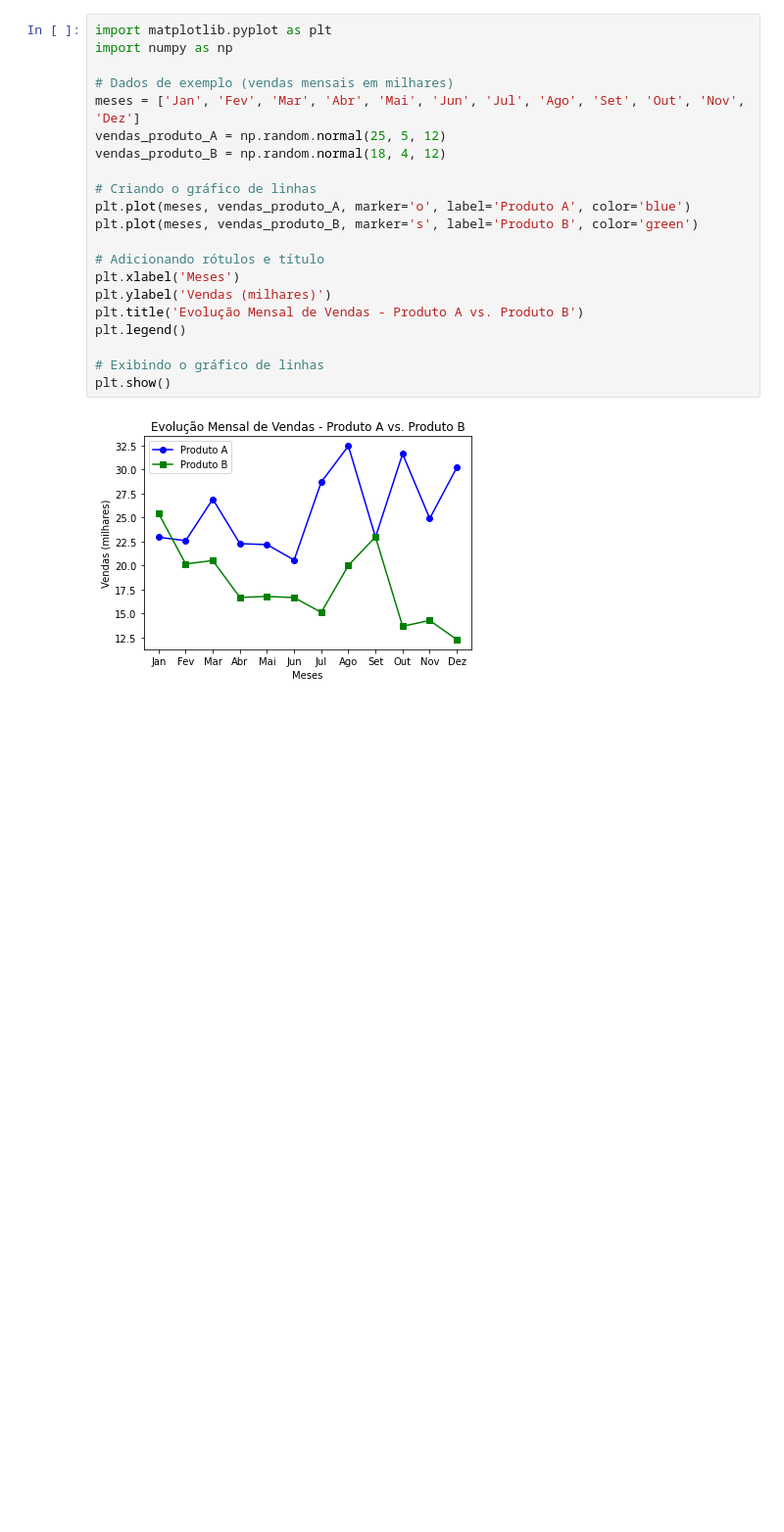
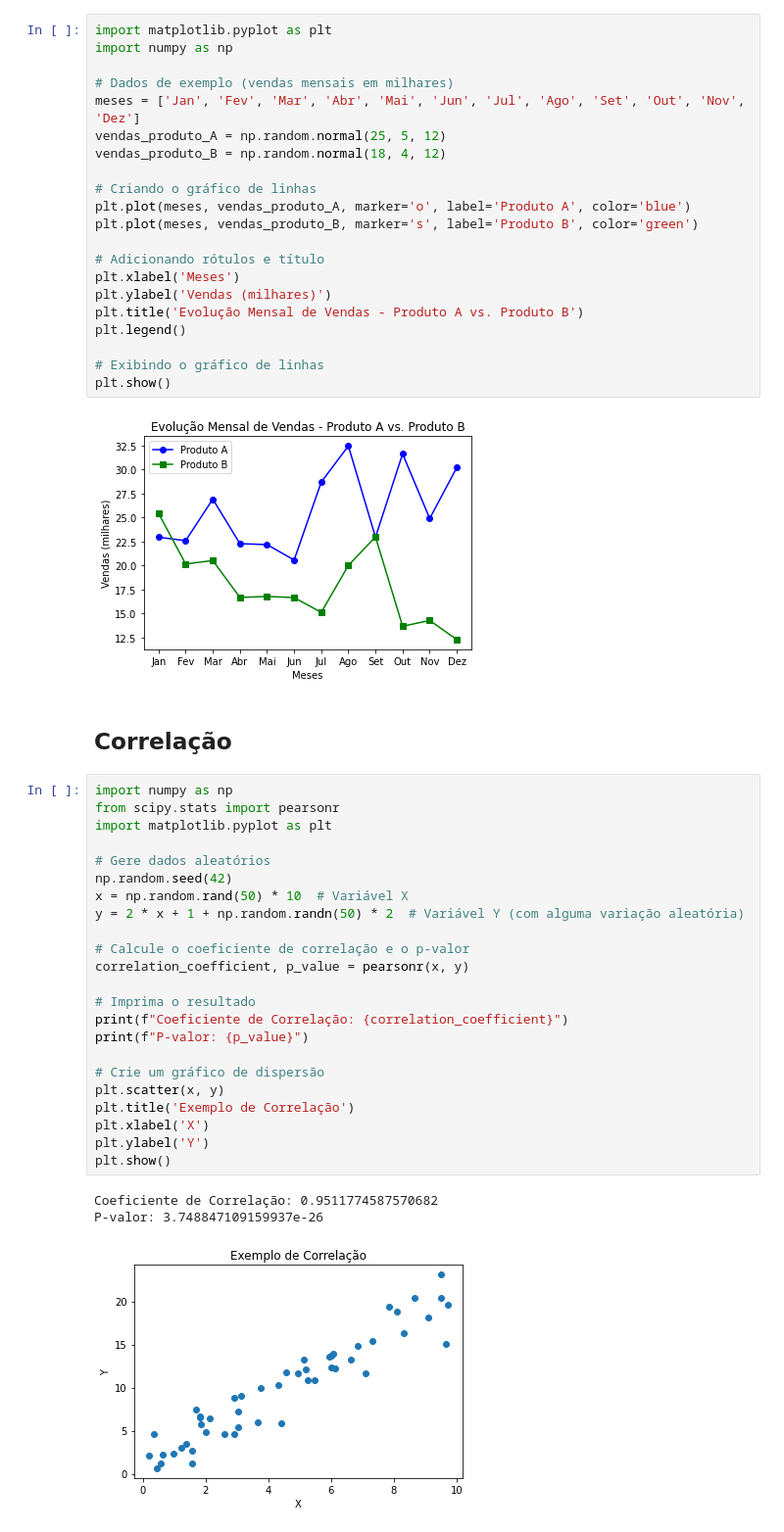
Before and after one commit to rEstela/ML_Com_Python, a Jupyter notebook: 001_EstatisticaDescritiva.ipynb, the cells around one changed output. Shown: that part at 98% size. Drawn from its saved outputs; the diff is of its cells as text; blank space fills up the shorter version.

```diff
--- a/001_EstatisticaDescritiva.ipynb
+++ b/001_EstatisticaDescritiva.ipynb
@@ -341,3 +341,32 @@ plt.legend()
 plt.show()
 # %% [output]
 [figure]
+# %% [markdown]
+## Correlação
+# %%
+import numpy as np
+from scipy.stats import pearsonr
+import matplotlib.pyplot as plt
+
+# Gere dados aleatórios
+np.random.seed(42)
+x = np.random.rand(50) * 10  # Variável X
+y = 2 * x + 1 + np.random.randn(50) * 2  # Variável Y (com alguma variação aleatória)
+
+# Calcule o coeficiente de correlação e o p-valor
+correlation_coefficient, p_value = pearsonr(x, y)
+
+# Imprima o resultado
+print(f"Coeficiente de Correlação: {correlation_coefficient}")
+print(f"P-valor: {p_value}")
+
+# Crie um gráfico de dispersão
+plt.scatter(x, y)
+plt.title('Exemplo de Correlação')
+plt.xlabel('X')
+plt.ylabel('Y')
+plt.show()
+# %% [output]
+Coeficiente de Correlação: 0.9511774587570682
+P-valor: 3.748847109159937e-26
+[figure, added]
```
